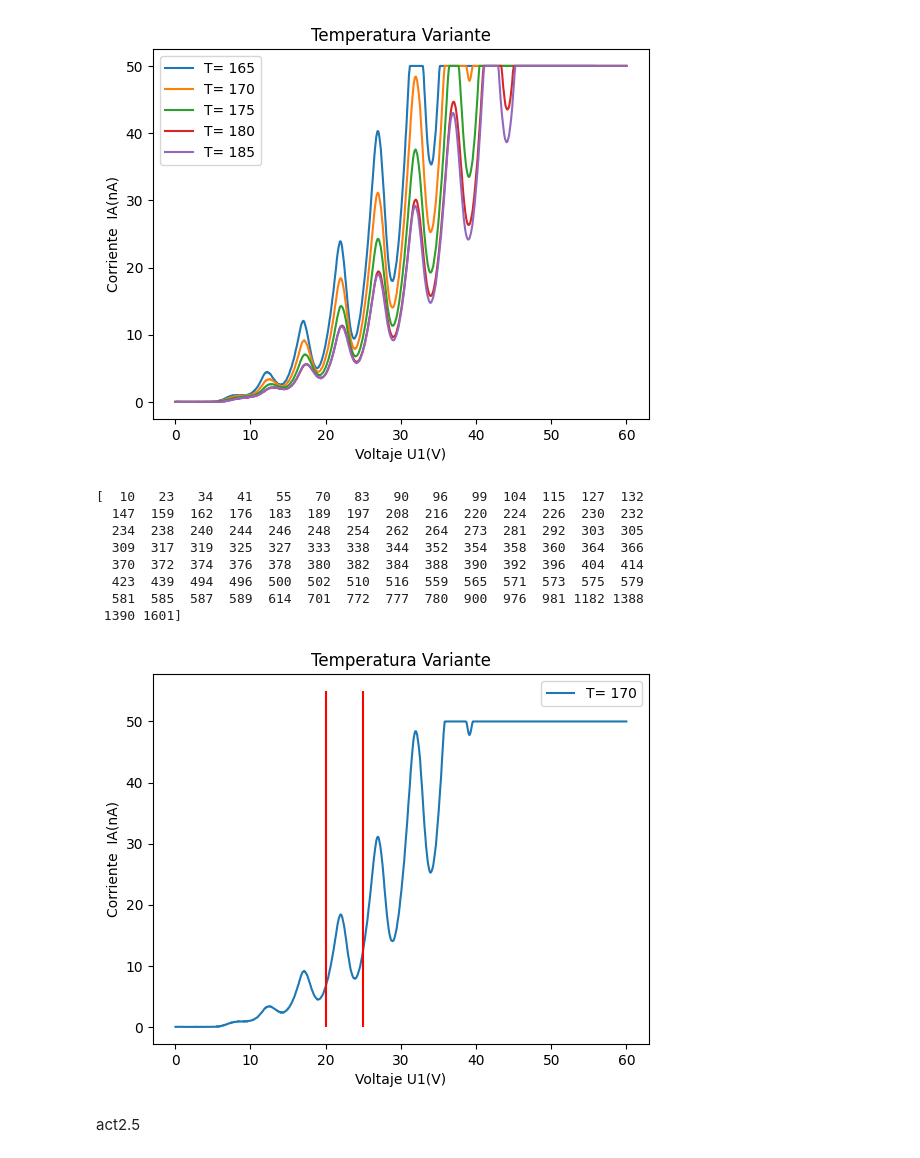
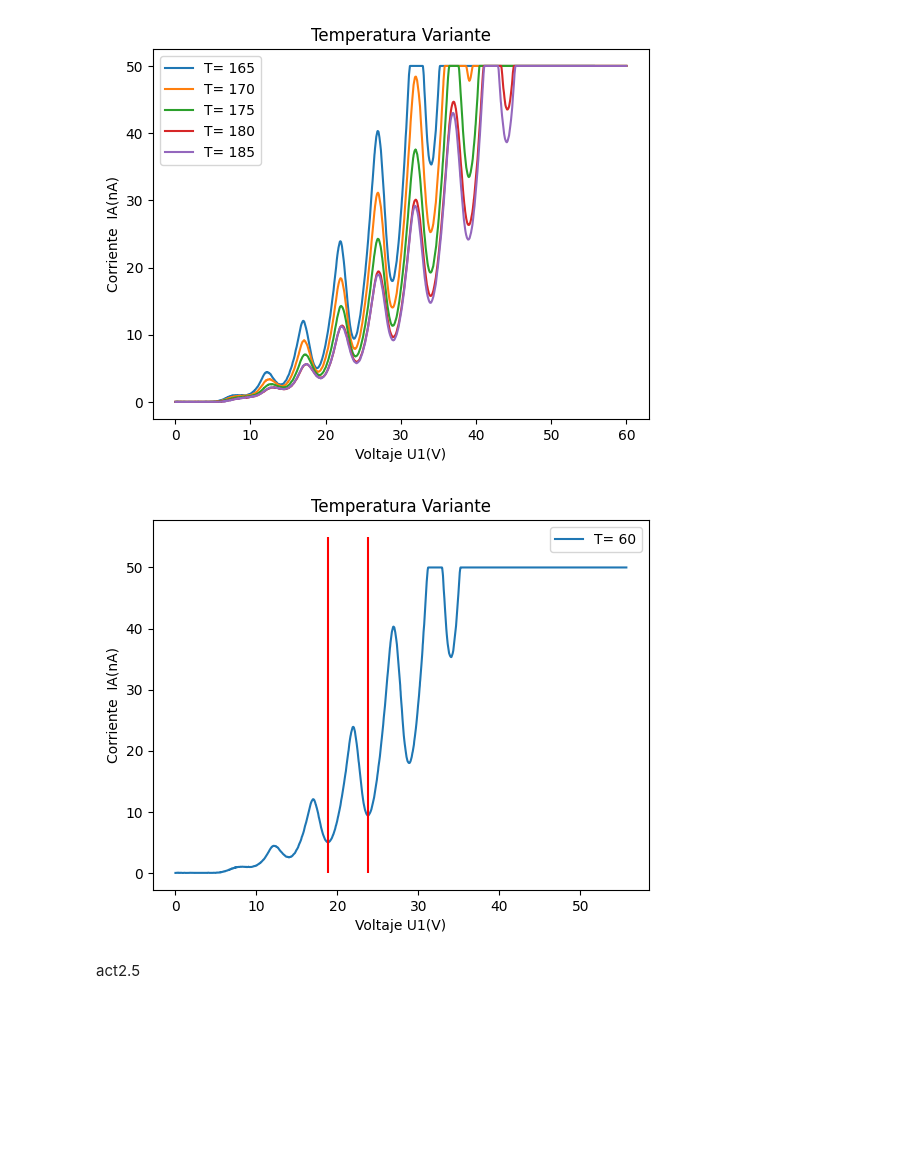
Before and after one commit to LabIntermedio/COD-INTERMEDIO, a Jupyter notebook: Frank-Hertz/Codigo Frank_Hertz.ipynb, the cells around one changed output. Cells and saved outputs as stored; diff of their text form; code cells hidden in the pictures; blank space fills up the shorter version.

```diff
--- a/Frank-Hertz/Codigo Frank_Hertz.ipynb
+++ b/Frank-Hertz/Codigo Frank_Hertz.ipynb
@@ -118,27 +118,16 @@ plt.show()
 # %% [output]
 [figure]
 # %%
-from scipy.signal import find_peaks
-plt.plot(actividades2[1]['Voltage U1'],actividades2[1]['Corriente IA'],label='T= '+labels[1])
-minimos_indices, _ = find_peaks(-actividades2[1]['Corriente IA'])
-print(minimos_indices)
 
+plt.plot(actividades2[0]['Voltage U1'],actividades2[0]['Corriente IA'],label='T= '+labels[1])
 plt.legend()
 plt.title('Temperatura Variante')
 plt.ylabel('Corriente  IA(nA)')
 plt.xlabel('Voltaje U1(V)')
-plt.vlines([20,25],ymin=0,ymax=55,color='r')
+plt.vlines([18.9,23.8],ymin=0,ymax=55,color='r')
 plt.show()
 # %% [output]
-[  10   23   34   41   55   70   83   90   96   99  104  115  127  132
-  147  159  162  176  183  189  197  208  216  220  224  226  230  232
-  234  238  240  244  246  248  254  262  264  273  281  292  303  305
-  309  317  319  325  327  333  338  344  352  354  358  360  364  366
-  370  372  374  376  378  380  382  384  388  390  392  396  404  414
-  423  439  494  496  500  502  510  516  559  565  571  573  575  579
-  581  585  587  589  614  701  772  777  780  900  976  981 1182 1388
- 1390 1601]
-[figure, old version]
+[figure, new version]
 # %% [markdown]
 act2.5
 # %%
```
Also changed, not shown: 4 other files.
